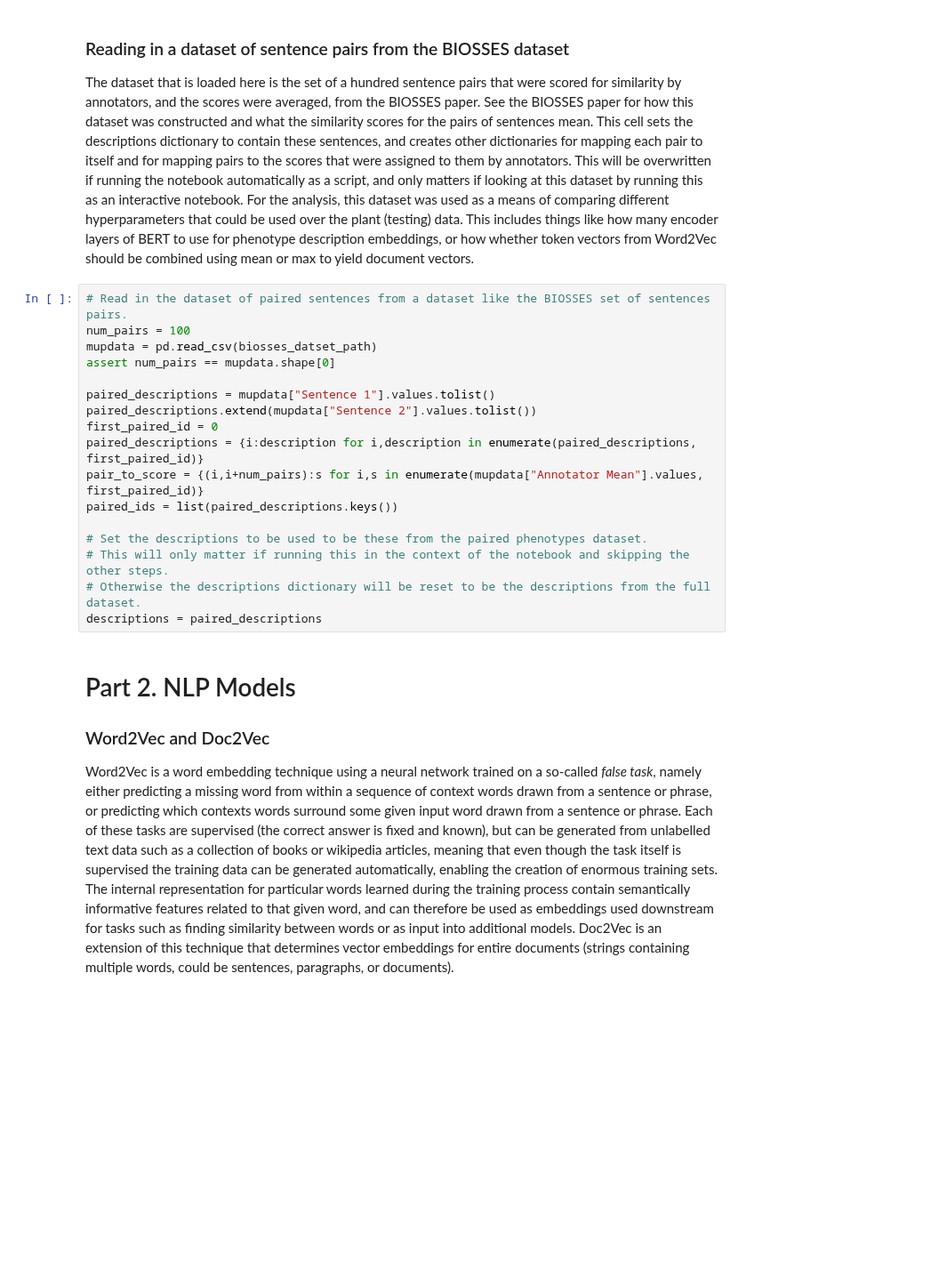
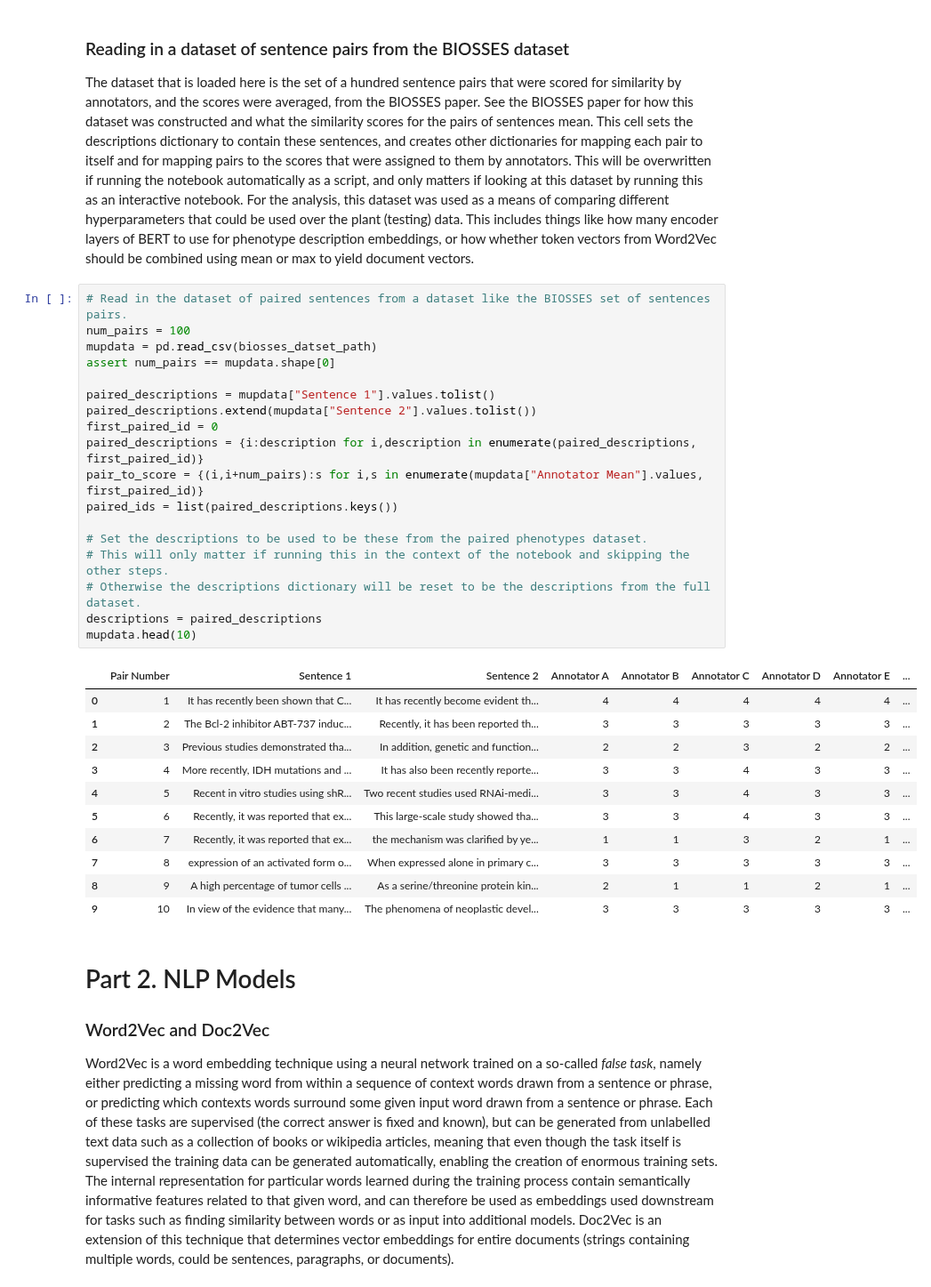
Before and after one commit to irbraun/plant-phenotypes-nlp, a Jupyter notebook: notebooks/Analysis.ipynb, the cells around one changed output. Shown at 89% size. Saved outputs shown, nothing was run; the diff lists cells and outputs as text; blank space fills up the shorter version.

```diff
--- a/notebooks/Analysis.ipynb
+++ b/notebooks/Analysis.ipynb
@@ -436,20 +574,33 @@ The dataset that is loaded here is the set of a hundred sentence pairs that were
 # %%
 # Read in the dataset of paired sentences from a dataset like the BIOSSES set of sentences pairs.
 num_pairs = 100
 mupdata = pd.read_csv(biosses_datset_path)
 assert num_pairs == mupdata.shape[0]
 
 paired_descriptions = mupdata["Sentence 1"].values.tolist()
 paired_descriptions.extend(mupdata["Sentence 2"].values.tolist())
 first_paired_id = 0
 paired_descriptions = {i:description for i,description in enumerate(paired_descriptions, first_paired_id)}
 pair_to_score = {(i,i+num_pairs):s for i,s in enumerate(mupdata["Annotator Mean"].values, first_paired_id)}
 paired_ids = list(paired_descriptions.keys())
 
 # Set the descriptions to be used to be these from the paired phenotypes dataset.
 # This will only matter if running this in the context of the notebook and skipping the other steps.
 # Otherwise the descriptions dictionary will be reset to be the descriptions from the full dataset.
 descriptions = paired_descriptions
+mupdata.head(10)
+# %% [output]
+|  | Pair Number | Sentence 1 | Sentence 2 | Annotator A | Annotator B | Annotator C | Annotator D | Annotator E | ... |
+| 0 | 1 | It has recently been shown that C... | It has recently become evident th... | 4 | 4 | 4 | 4 | 4 | ... |
+| 1 | 2 | The Bcl-2 inhibitor ABT-737 induc... | Recently, it has been reported th... | 3 | 3 | 3 | 3 | 3 | ... |
+| 2 | 3 | Previous studies demonstrated tha... | In addition, genetic and function... | 2 | 2 | 3 | 2 | 2 | ... |
+| 3 | 4 | More recently, IDH mutations and ... | It has also been recently reporte... | 3 | 3 | 4 | 3 | 3 | ... |
+| 4 | 5 | Recent in vitro studies using shR... | Two recent studies used RNAi-medi... | 3 | 3 | 4 | 3 | 3 | ... |
+| 5 | 6 | Recently, it was reported that ex... | This large-scale study showed tha... | 3 | 3 | 4 | 3 | 3 | ... |
+| 6 | 7 | Recently, it was reported that ex... | the mechanism was clarified by ye... | 1 | 1 | 3 | 2 | 1 | ... |
+| 7 | 8 | expression of an activated form o... | When expressed alone in primary c... | 3 | 3 | 3 | 3 | 3 | ... |
+| 8 | 9 | A high percentage of tumor cells ... | As a serine/threonine protein kin... | 2 | 1 | 1 | 2 | 1 | ... |
+| 9 | 10 | In view of the evidence that many... | The phenomena of neoplastic devel... | 3 | 3 | 3 | 3 | 3 | ... |
 # %% [markdown]
 <a id="part_2"></a>
 # Part 2. NLP Models
```
Also changed, not shown: parts of 30 cells of this notebook, 2 other files.
